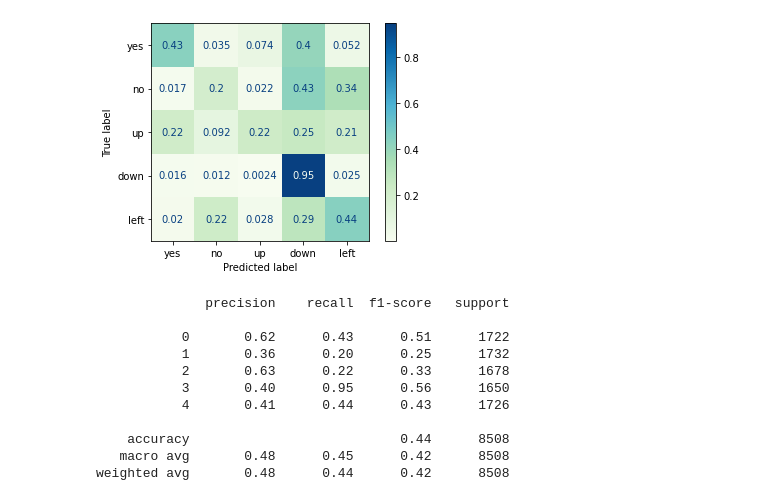
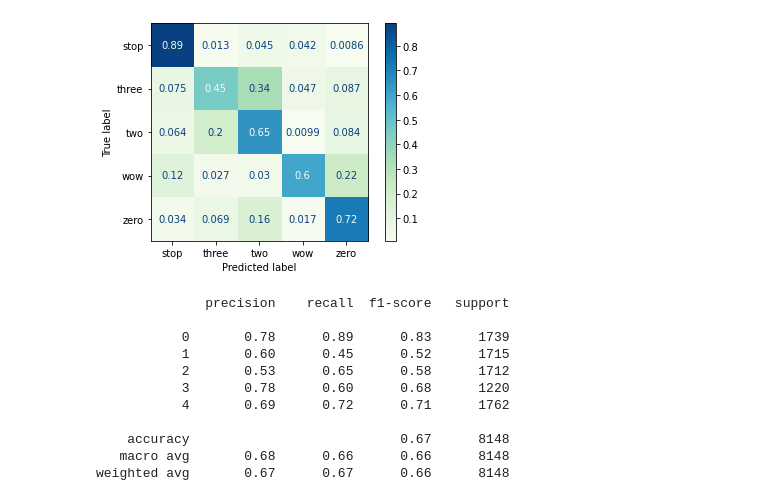
Before and after one commit to Porbi96/SG-AiR, a Jupyter notebook: lab34/ConfusionMatrix.ipynb, the cells around one changed output. Drawn from its saved outputs; the diff is of its cells as text; code cells hidden in the pictures.

Commit message:
Add .hdf5 models; update .gitignore; add transfer learning notebook;

```diff
--- a/lab34/ConfusionMatrix.ipynb
+++ b/lab34/ConfusionMatrix.ipynb
@@ -38,25 +69,28 @@ y_pred = model.predict(x_test)
 # %%
-from sklearn.metrics import confusion_matrix, ConfusionMatrixDisplay, classification_report
-import matplotlib.pyplot as plt
+model = load_model('tl_best_model_20.hdf5')
+
+x_train, x_test, y_train, y_test = train_test_split(np.array(all_wave),np.array(y),stratify=y,
+                                            test_size = 0.8,random_state=777,shuffle=True)
+y_pred = model.predict(x_test)
 
 matrix = confusion_matrix(y_test.argmax(axis=1), y_pred.argmax(axis=1), normalize='true')
 report = classification_report(y_test.argmax(axis=1), y_pred.argmax(axis=1))
 
 disp = ConfusionMatrixDisplay(confusion_matrix=matrix,display_labels=labels)
 disp = disp.plot(include_values=True, cmap='GnBu', ax=None, xticks_rotation='horizontal')
 
 plt.show()
 print(report)
 # %% [output]
-[figure, old version]
+[figure, new version]
               precision    recall  f1-score   support
 
-           0       0.62      0.43      0.51      1722
-           1       0.36      0.20      0.25      1732
-           2       0.63      0.22      0.33      1678
-           3       0.40      0.95      0.56      1650
-           4       0.41      0.44      0.43      1726
+           0       0.78      0.89      0.83      1739
+           1       0.60      0.45      0.52      1715
+           2       0.53      0.65      0.58      1712
+           3       0.78      0.60      0.68      1220
+           4       0.69      0.72      0.71      1762
 
-    accuracy                           0.44      8508
-   macro avg       0.48      0.45      0.42      8508
-weighted avg       0.48      0.44      0.42      8508
+    accuracy                           0.67      8148
+   macro avg       0.68      0.66      0.66      8148
+weighted avg       0.67      0.67      0.66      8148
```
Also changed, not shown: parts of 3 cells of this notebook, 12 other files.
